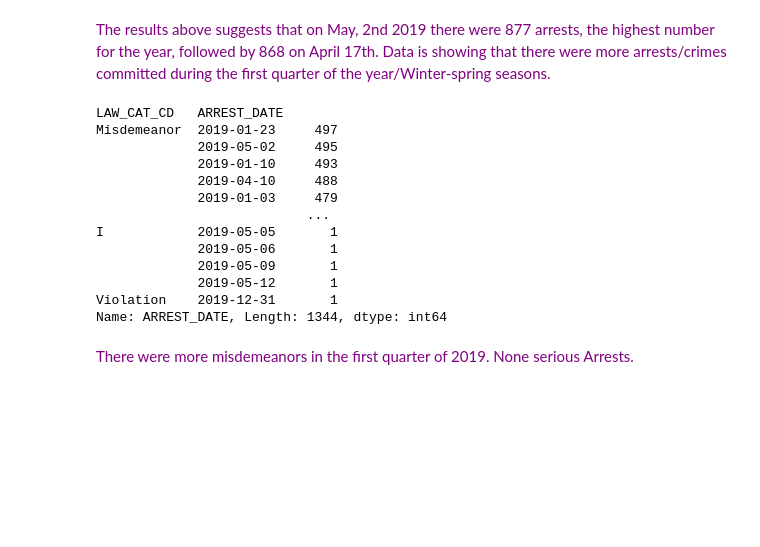
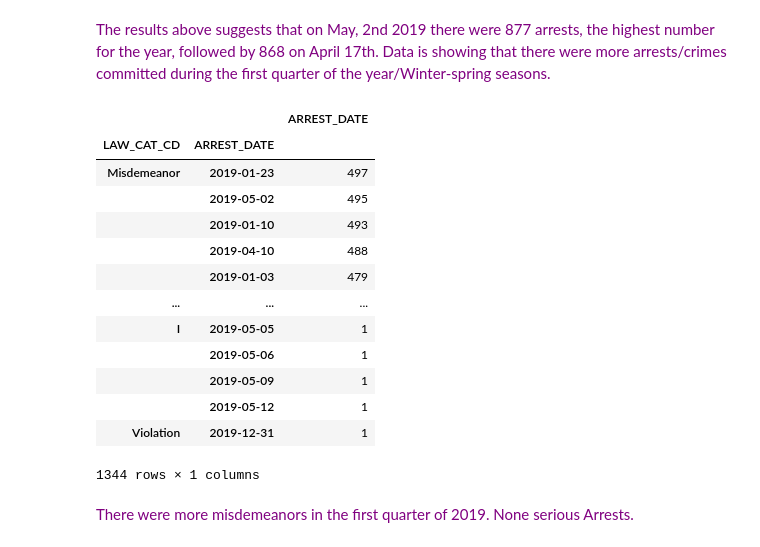
Before and after one commit to city-college-machine-learning/NYPD_Arrest_Analysis, a Jupyter notebook: NYPD_Arrest_Analysis.ipynb, the cells around one changed output. Drawn from its saved outputs; the diff is of its cells as text; code cells hidden in the pictures; blank space fills up the shorter version.

```diff
--- a/NYPD_Arrest_Analysis.ipynb
+++ b/NYPD_Arrest_Analysis.ipynb
@@ -470,21 +472,23 @@ Name: ARREST_DATE, Length: 365, dtype: int64
 # %% [markdown]
 <font color = 'purple'> The results above suggests that on May, 2nd 2019 there were 877 arrests,  the highest number for the year, followed by 868 on April 17th. Data is showing that there were more arrests/crimes committed during the first quarter of the year/Winter-spring seasons.<font/>
 # %%
-nypd.groupby('LAW_CAT_CD')['ARREST_DATE'].value_counts().sort_values(ascending = False)
+cat_date = nypd.groupby('LAW_CAT_CD')['ARREST_DATE'].value_counts().sort_values(ascending = False)
+pd.DataFrame(cat_date)
 # %% [output]
+|  |  | ARREST_DATE |
+| LAW_CAT_CD | ARREST_DATE |  |
+| Misdemeanor | 2019-01-23 | 497 |
+|  | 2019-05-02 | 495 |
+|  | 2019-01-10 | 493 |
+|  | 2019-04-10 | 488 |
+|  | 2019-01-03 | 479 |
+| ... | ... | ... |
+| I | 2019-05-05 | 1 |
+|  | 2019-05-06 | 1 |
+|  | 2019-05-09 | 1 |
+|  | 2019-05-12 | 1 |
+| Violation | 2019-12-31 | 1 |
-LAW_CAT_CD   ARREST_DATE
-Misdemeanor  2019-01-23     497
-             2019-05-02     495
-             2019-01-10     493
-             2019-04-10     488
-             2019-01-03     479
-                           ...
-I            2019-05-05       1
-             2019-05-06       1
-             2019-05-09       1
-             2019-05-12       1
-Violation    2019-12-31       1
-Name: ARREST_DATE, Length: 1344, dtype: int64
+1344 rows × 1 columns
 # %% [markdown]
 <font color = 'purple' >There were more misdemeanors in the first quarter of 2019. None serious Arrests. <font>
 # %%
```
Also changed, not shown: parts of 6 cells of this notebook.
